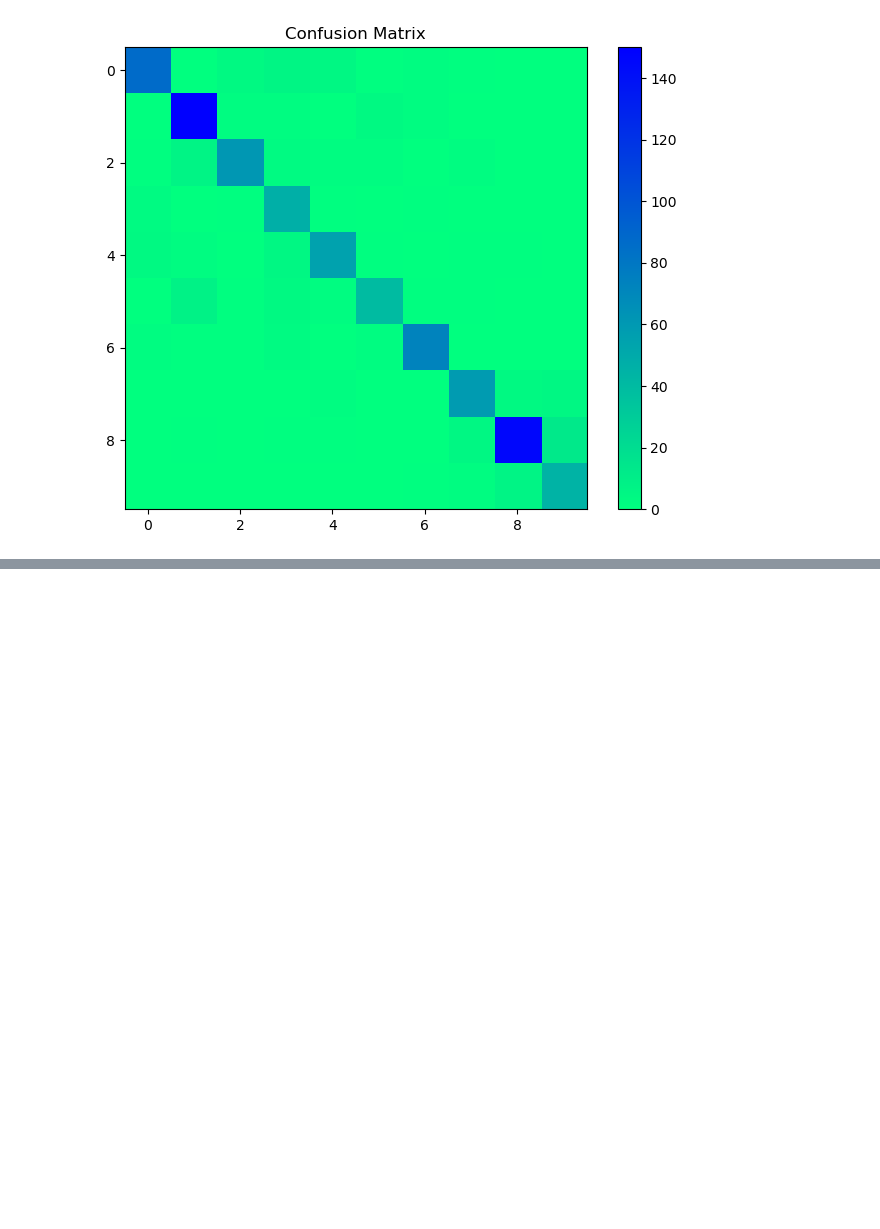
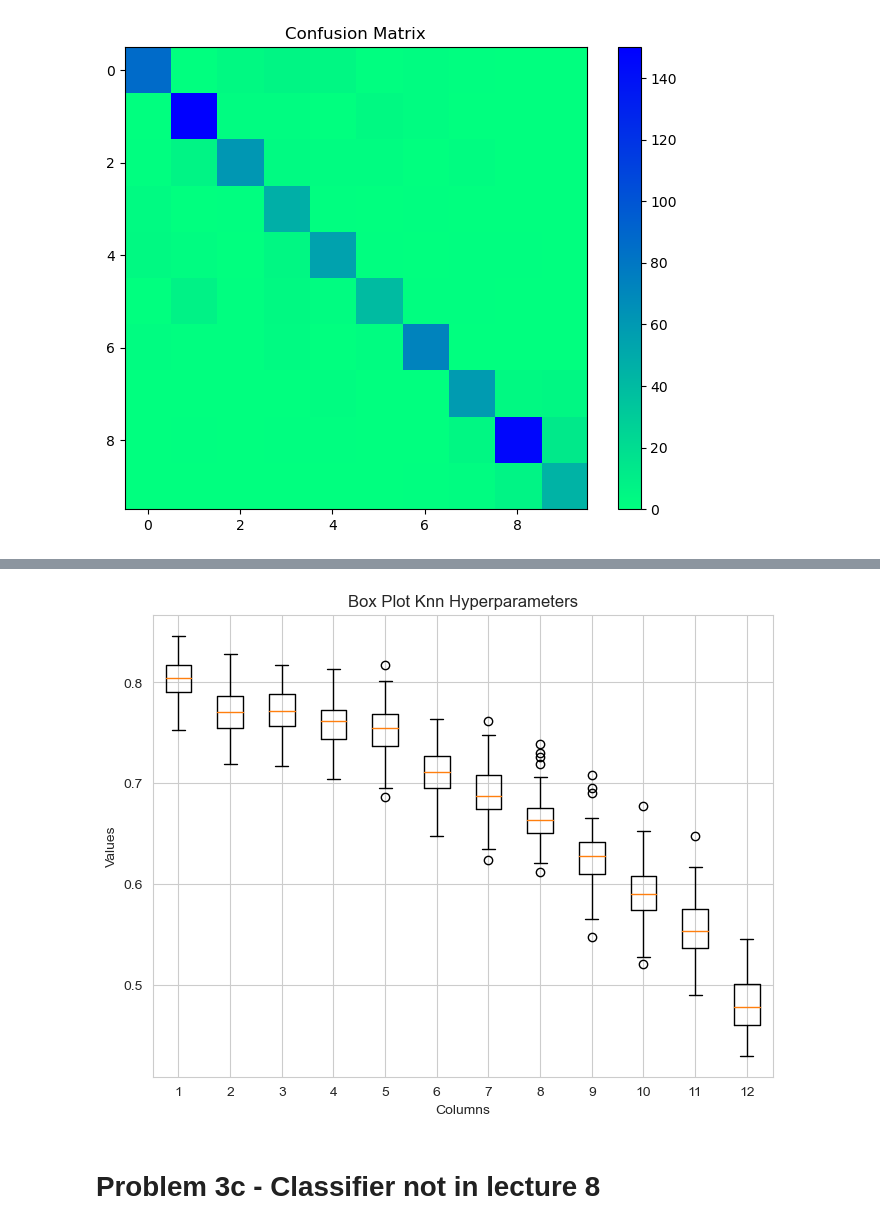
Before and after one commit to Simon-Sprouse/1000_Movies_Dataset, a Jupyter notebook: hw2/zip_copy/p2/p3.ipynb, the cells around one changed output, grey strips where cells are left out. Drawn from its saved outputs; the diff is of its cells as text; code cells hidden in the pictures; blank space fills up the shorter version.

```diff
--- a/hw2/zip_copy/p2/p3.ipynb
+++ b/hw2/zip_copy/p2/p3.ipynb
@@ -144,0 +317,17 @@ plt.colorbar()
+# %%
+# Create a box plot for each column in the 2D array
+plt.figure(figsize=(8, 6))
+plt.boxplot(np.transpose(results_np))
+
+# Add labels and title
+plt.xlabel("Columns")
+plt.ylabel("Values")
+plt.title("Box Plot Knn Hyperparameters")
+
+# Display the plot
+plt.grid(True)
+plt.show()
+# %% [output]
+[figure, added]
+# %% [markdown]
+# Problem 3c - Classifier not in lecture 8
```
Also changed, not shown: parts of 24 cells of this notebook, 2 other files.
